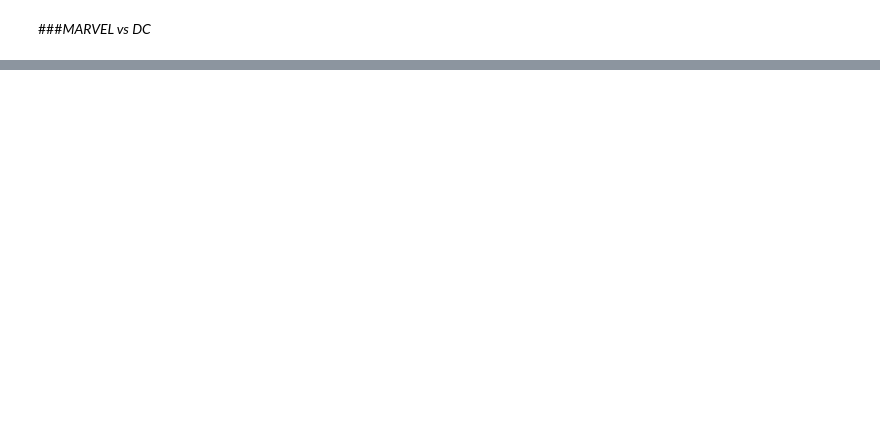
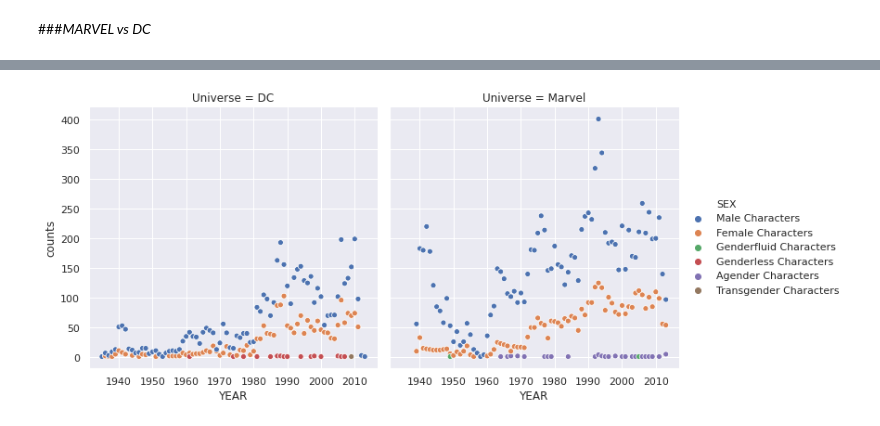
Before and after one commit to AlKafir666/Marvel-vs-DC-ML-and-BI, a Jupyter notebook: Marvel_vs_DC_Genero.ipynb, the cells around one changed output, grey strips where cells are left out. Cells and saved outputs as stored; diff of their text form; code cells hidden in the pictures; blank space fills up the shorter version.

```diff
--- a/Marvel_vs_DC_Genero.ipynb
+++ b/Marvel_vs_DC_Genero.ipynb
@@ -36,9 +33,10 @@ df_marvel = pd.read_csv('marvel-wikia-data.csv',sep=',')
 downloaded = drive.CreateFile({'id':link_dc})
 downloaded.GetContentFile('dc-wikia-data.csv')
 df_dc = pd.read_csv('dc-wikia-data.csv',sep=',')
-# %%
-df_marvel['Univers'] = 'Marvel'
-df_dc['Univers'] = 'DC'
+# %%
+#Generate variable "Universe" to distinguish between the two datasets when both are combined in one
+df_marvel['Universe'] = 'Marvel'
+df_dc['Universe'] = 'DC'
 # %%
 df_marvel.head()
 # %% [output]
@@ -702,0 +100,4 @@ plt.show()
+# %%
+#We want to know how many characters of each gender and of each Universe where created by Year. To do so, we grouped the dataset using 'YEAR','Universe','SEX' generating a new Dataset
+df_Year_Sex_Univ = df.groupby(['YEAR','Universe','SEX']).size().reset_index(name='counts')
+df_Year_Sex_Univ
@@ -702,0 +118,9 @@ plt.show()
+# %%
+#Graphic showing the number of new characters created by year and by gender
+sns.set()
+
+sns.relplot(x="YEAR", y="counts", col="Universe",
+            hue="SEX",
+            data=df_Year_Sex_Univ);
+# %% [output]
+[figure, added]
```
Also changed, not shown: parts of 103 cells of this notebook.
